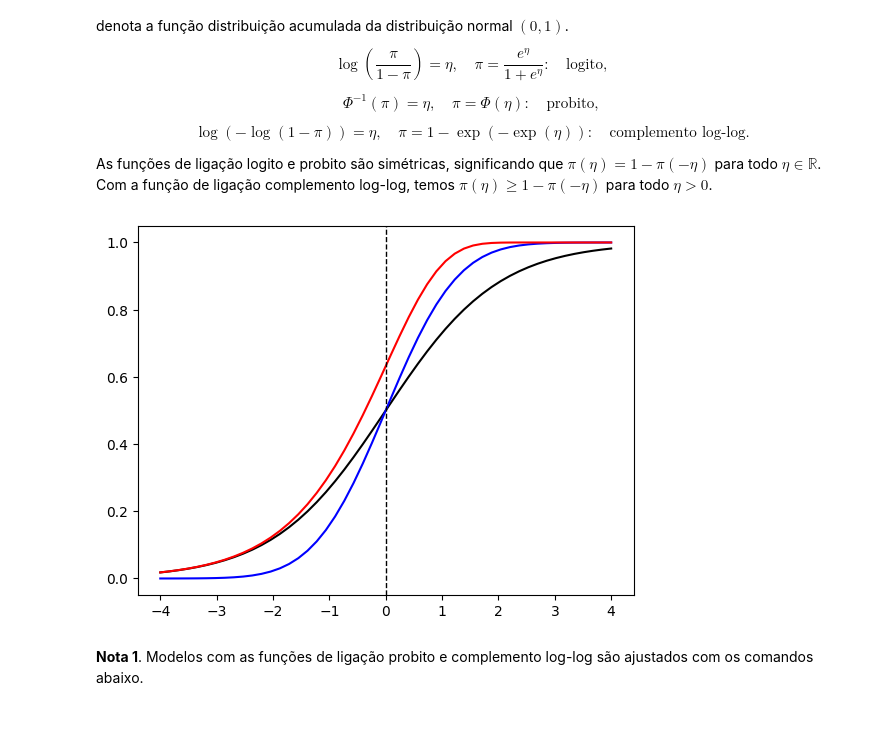
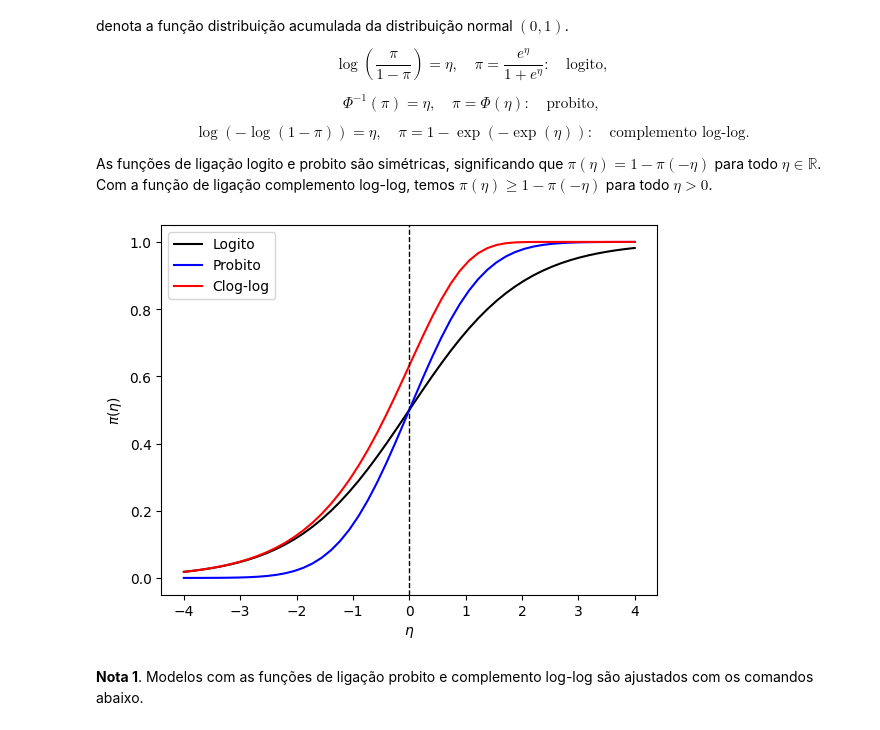
Before and after one commit to mvbdf/exemplos_mlg, a Jupyter notebook: exemplo_binomial.ipynb, the cells around one changed output. Cells and saved outputs as stored; diff of their text form; code cells hidden in the pictures.

```diff
--- a/exemplo_binomial.ipynb
+++ b/exemplo_binomial.ipynb
@@ -128,18 +128,20 @@ As funções de ligação logito e probito são simétricas, significando que $\
 # %%
 ## Inversa das funções de ligação
 # Complemento log-log (Clog-log)
 def ploglog(x):
     return(1 - np.exp(-np.exp(x)))
 
 X = np.linspace(-4, 4, 50)
 
-sns.lineplot(x=X, y=logistic.cdf(X), color="black")
-sns.lineplot(x=X, y=norm.cdf(X), color="blue")
-sns.lineplot(x=X, y=ploglog(X), color="red")
+sns.lineplot(x=X, y=logistic.cdf(X), color="black", label="Logito")
+sns.lineplot(x=X, y=norm.cdf(X), color="blue", label="Probito")
+sns.lineplot(x=X, y=ploglog(X), color="red", label="Clog-log")
 plt.axvline(x=0, color='black', linestyle='--', linewidth=1)
+plt.xlabel(r"$\eta$")
+plt.ylabel(r"$\pi\left(\eta\right)$")
 plt.show()
 # %% [output]
-[figure, old version]
+[figure, new version]
 # %% [markdown]
 **Nota 1**. Modelos com as funções de ligação probito e complemento log-log são ajustados com os comandos
 abaixo.
```
Also changed, not shown: parts of 1 cell of this notebook.
